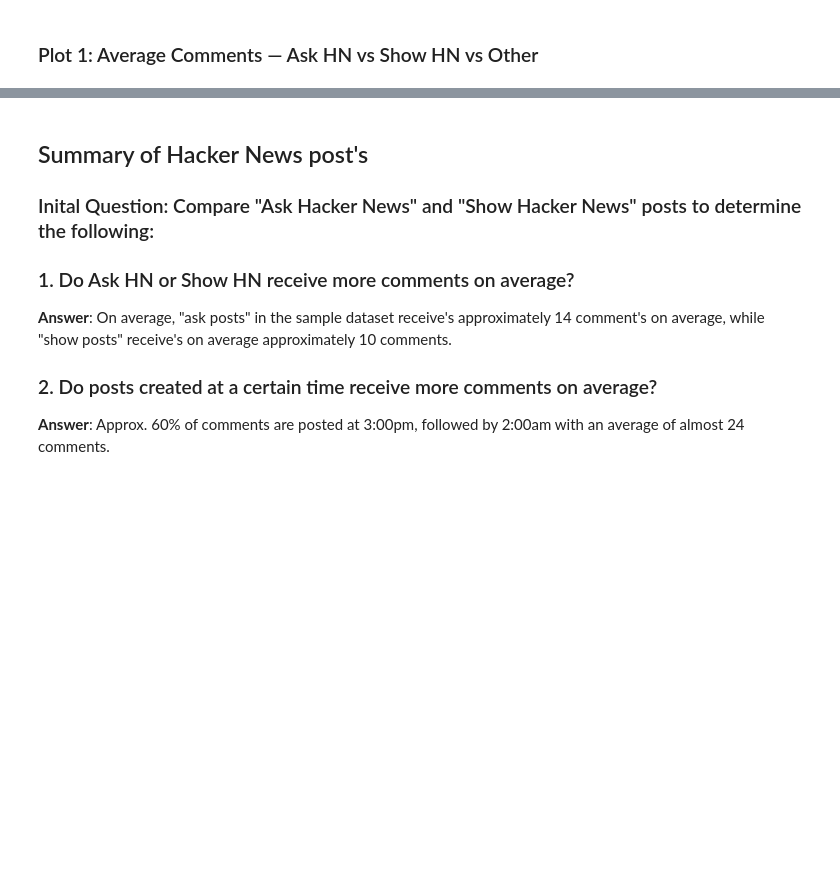
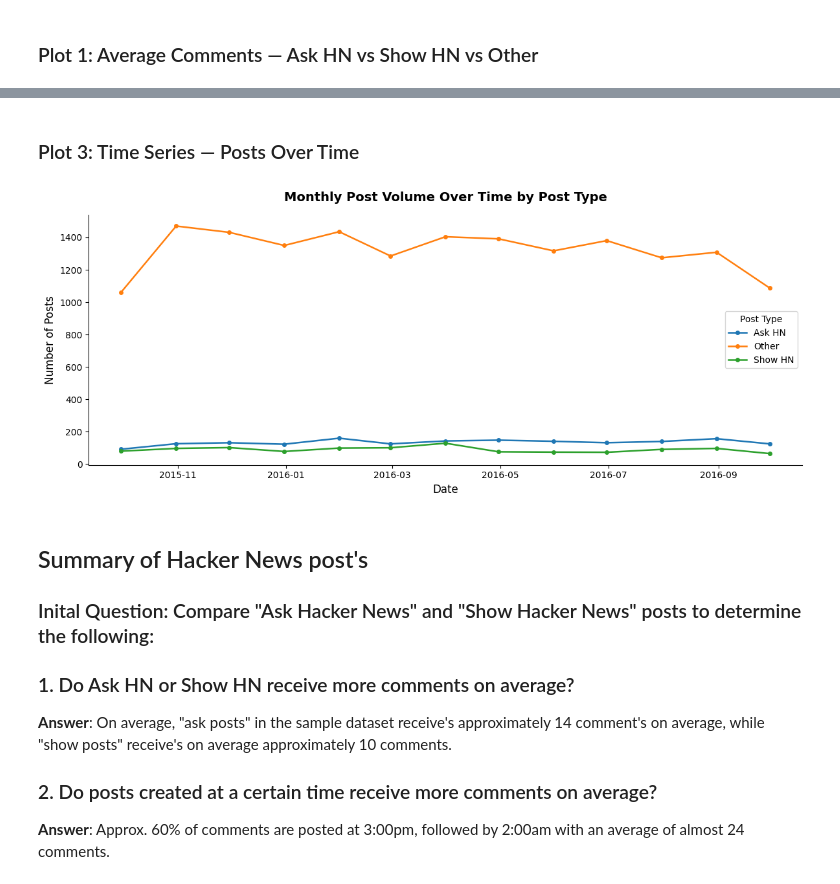
Before and after one commit to Mayank007-ahjin/Hacker_News_Analysis, a Jupyter notebook: notebooks/Hackers_new_posts.ipynb, the cells around one changed output, grey strips where cells are left out. Saved outputs shown, nothing was run; the diff lists cells and outputs as text; code cells hidden in the pictures; blank space fills up the shorter version.

```diff
--- a/notebooks/Hackers_new_posts.ipynb
+++ b/notebooks/Hackers_new_posts.ipynb
@@ -238,3 +255,32 @@ plt.show()
+# %% [markdown]
+### Plot 3: Time Series — Posts Over Time
+# %%
+# Label post types
+ask_df = pd.DataFrame(ask_posts, columns=df_hn.columns)
+show_df = pd.DataFrame(show_posts, columns=df_hn.columns)
+other_df = pd.DataFrame(other_posts, columns=df_hn.columns)
+ask_df["Post_Type"] = "Ask HN"
+show_df["Post_Type"] = "Show HN"
+other_df["Post_Type"] = "Other"
+all_posts_df = pd.concat([ask_df, show_df, other_df], ignore_index=True)
+
+# Resample by month
+all_posts_df["Created_at"] = pd.to_datetime(all_posts_df["Created_at"])
+monthly = all_posts_df.set_index("Created_at").groupby("Post_Type").resample("ME").size().reset_index(name="Count")
+
+fig, ax = plt.subplots(figsize=(12, 5))
+for ptype, grp in monthly.groupby("Post_Type"):
+    ax.plot(grp["Created_at"], grp["Count"], marker="o", markersize=4, label=ptype, linewidth=1.8)
+
+ax.set_title("Monthly Post Volume Over Time by Post Type", fontsize=14, fontweight="bold", pad=15)
+ax.set_xlabel("Date", fontsize=12)
+ax.set_ylabel("Number of Posts", fontsize=12)
+ax.legend(title="Post Type")
+sns.despine()
+plt.tight_layout()
+plt.show()
+# %% [output]
+[figure, added]
 # %% [markdown]
 ## Summary of Hacker News post's
 ### Inital Question: Compare "Ask Hacker News" and "Show Hacker News" posts to determine the following:
```
Also changed, not shown: parts of 5 cells of this notebook, 3 other files.
